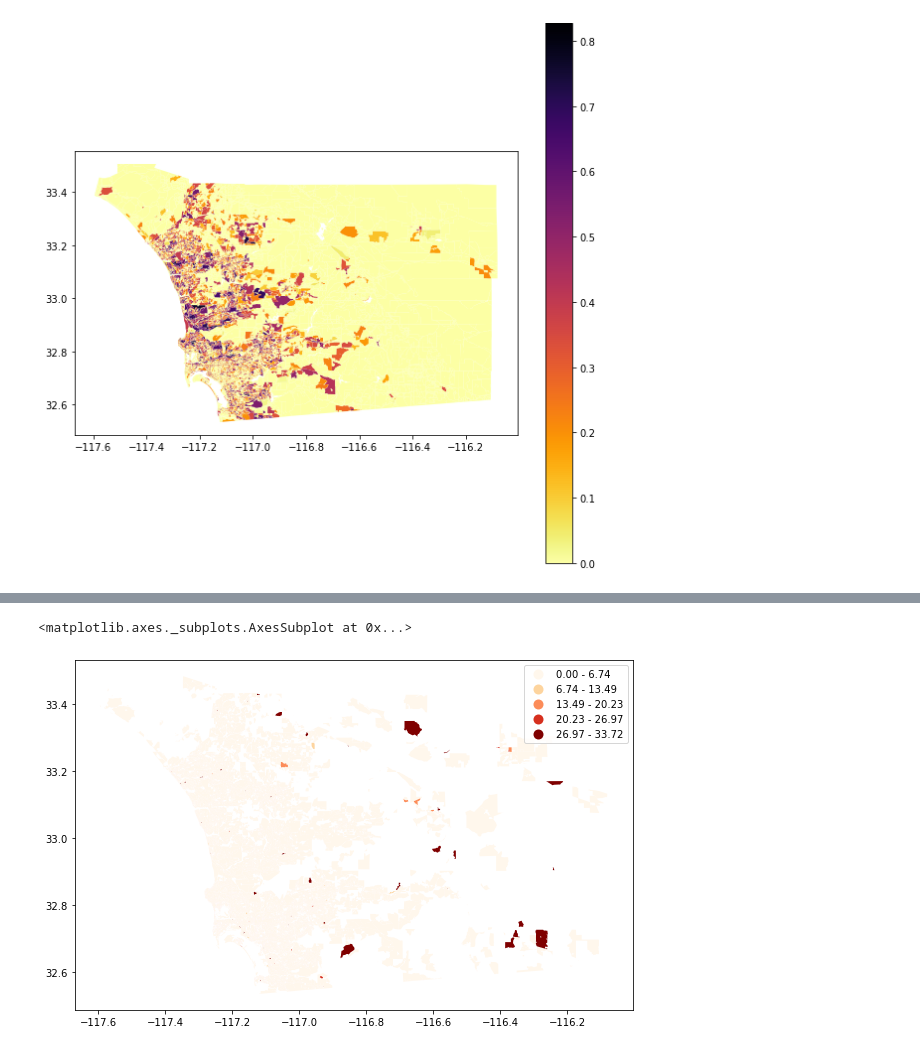
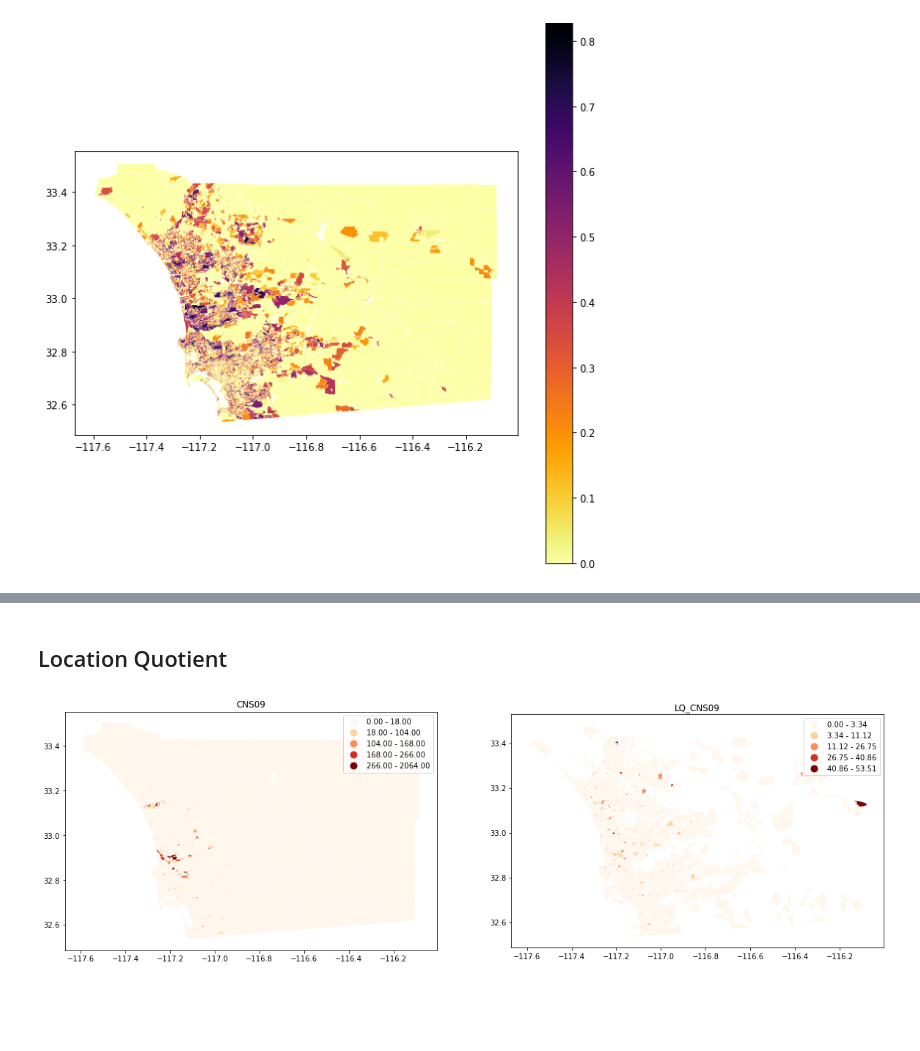
Before and after one commit to AnGWar26/Regional-Employment-Clusters, a Jupyter notebook: LEHD_DataRead.ipynb, the cells around one changed output, grey strips where cells are left out. Saved outputs shown, nothing was run; the diff lists cells and outputs as text; code cells hidden in the pictures; blank space fills up the shorter version.

```diff
--- a/LEHD_DataRead.ipynb
+++ b/LEHD_DataRead.ipynb
@@ -161,6 +127,2 @@ SDlehd_blocks.plot(column='LQ_CNS15', cmap='OrRd',k=5, scheme='equalinterval', f
-# %%
-#Public administration workers
-SDlehd_blocks.plot(column='LQ_CNS20', cmap='OrRd', k=5, scheme='equalinterval', figsize = (10,10), legend=True)
-# %% [output]
-<matplotlib.axes._subplots.AxesSubplot at 0x...>
-[figure, removed]
+# %% [markdown]
+## Location Quotient
@@ -166,0 +187,5 @@ SDlehd_blocks.plot(column='LQ_CNS20', cmap='OrRd', k=5, scheme='equalinterval',
+# %%
+#information workers
+graph_codes('CNS09','OrRd',k=5)
+# %% [output]
+[figure, added]
```
Also changed, not shown: parts of 10 cells of this notebook.
